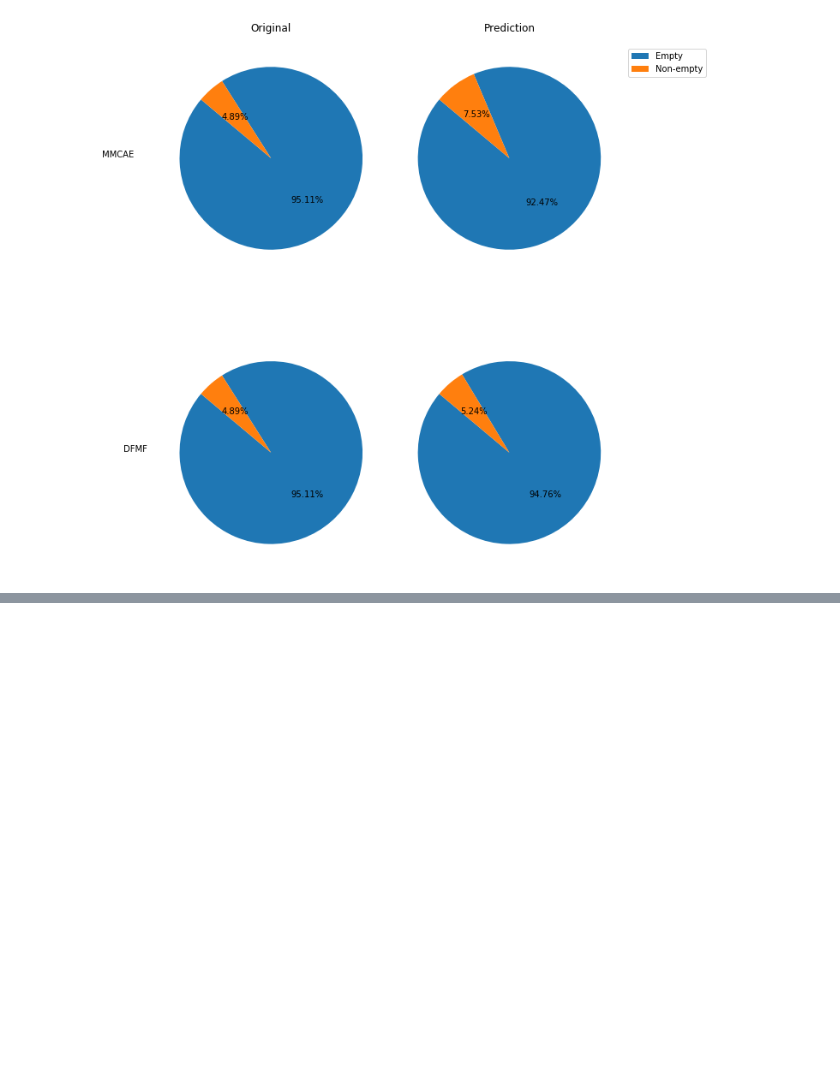
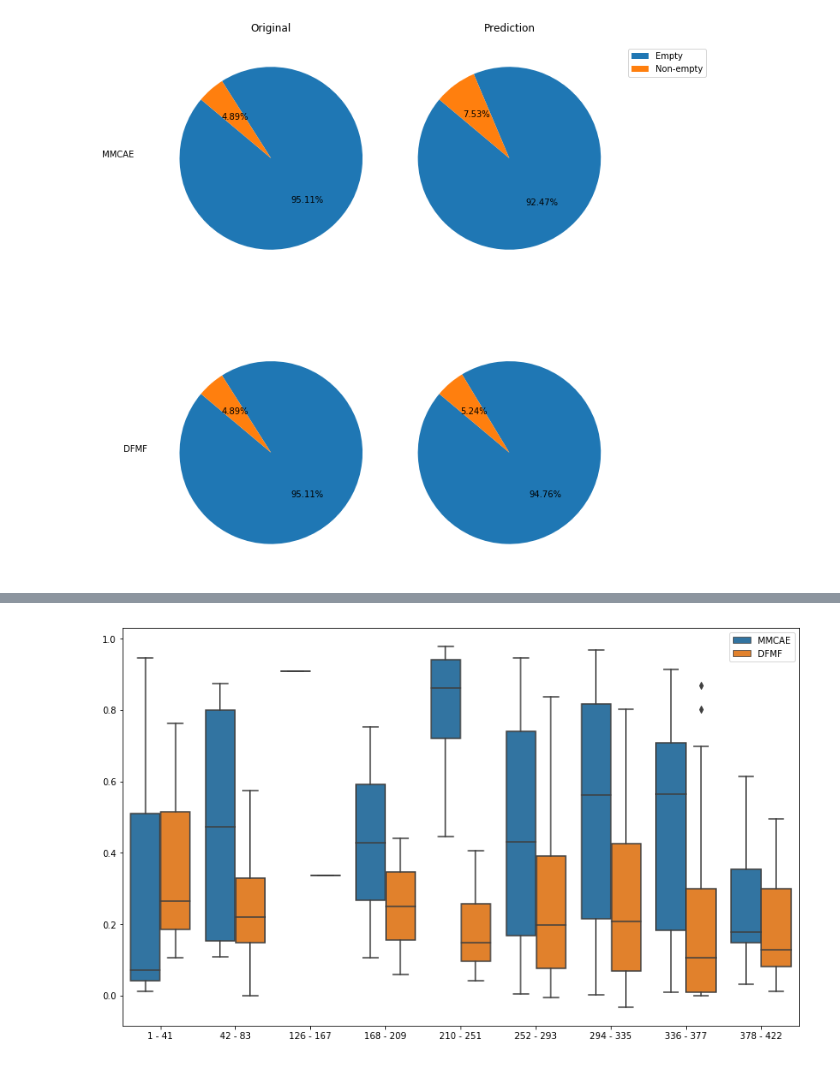
Before and after one commit to lovrek/MMCAE-data-fusion, a Jupyter notebook: Final Results/Model - dismissed data = 6%.ipynb, the cells around one changed output, grey strips where cells are left out. Cells and saved outputs as stored; diff of their text form; code cells hidden in the pictures; blank space fills up the shorter version.

```diff
--- a/Final Results/Model - dismissed data = 6%.ipynb
+++ b/Final Results/Model - dismissed data = 6%.ipynb
@@ -1487,3 +1487,44 @@ plt.show()
+# %%
+import pandas as pd
+import seaborn as sns
+
+groups = {0: '1 - 41', 1: '42 - 83', 2: '84 - 125', 3: '126 - 167', 4: '168 - 209', 5: '210 - 251', 6: '252 - 293', 7: '294 - 335', 8:'336 - 377', 9:'378 - 422', 10:'378 - 422'}
+MMCAE
+DFMF
+data = [[]]
+counter = 0
+for key in MMCAE:
+    for value in MMCAE[key]:
+#         print(data, 'MMCAE', groups[key])
+#         if data is None:
+#              data = np.array(([[value, 'MMCAE', groups[key]]]))
+#         else:
+#             print(data.shape)
+#             data = np.r_[data, np.array([[value, 'MMCAE', groups[key]]])]
+        if key > -1:
+            data.append([value, 'MMCAE', groups[key], key])
+            counter += 1
+
+for key in DFMF:
+    for value in DFMF[key]:
+        if key > -1:
+            data.append([value, 'DFMF', groups[key], key])
+            counter += 1
+
+
+data.pop(0)
+data = sorted(data, key=lambda l:l[3])
+
+df = pd.DataFrame(data, columns=['value', 'type', 'range', 'order'])
+fig, ax = plt.subplots()
+fig.set_size_inches(13.7, 8.27)
+ax = sns.boxplot(x="range", y="value", data=df, hue='type')
+ax.set_xlabel('')
+ax.set_ylabel('')
+ax.legend().set_title('')
+plt.savefig(path + 'experiment_' + str(numOfExperiment) + '_ann_box_plot_nn_vs_dfmf_merge.png')
+# %% [output]
+[figure, added]
 # %%
 np.random.seed(87985434)
 data = model.org_data[0].flatten()
```
Also changed, not shown: parts of 10 cells of this notebook, 6 other files.
